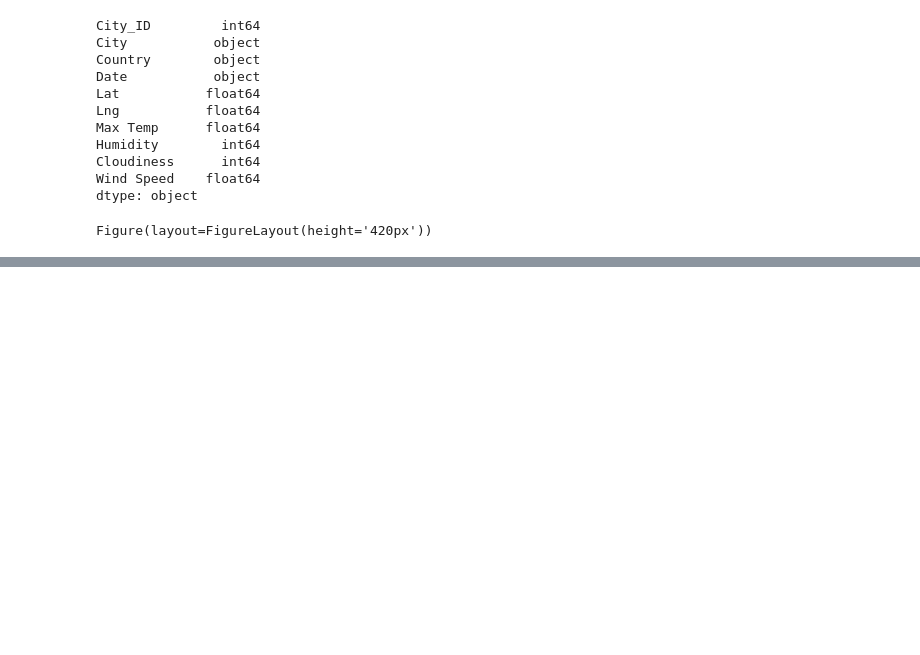
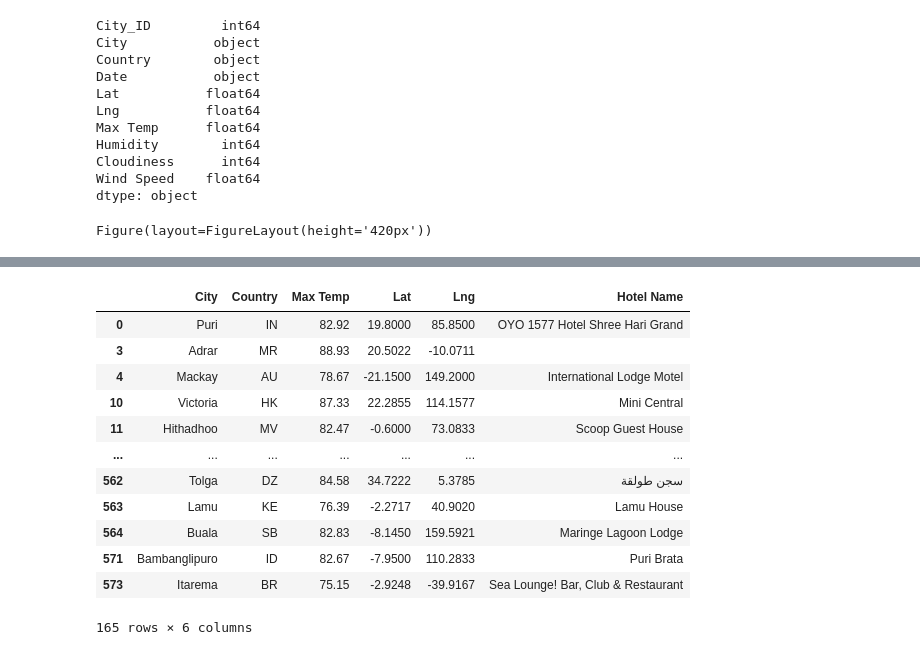
Before and after one commit to DarrenGLDad/World_Weather_Analysis, a Jupyter notebook: VacationPy.ipynb, the cells around one changed output, grey strips where cells are left out. Saved outputs shown, nothing was run; the diff lists cells and outputs as text; code cells hidden in the pictures; blank space fills up the shorter version.

```diff
--- a/VacationPy.ipynb
+++ b/VacationPy.ipynb
@@ -58,0 +156,5 @@ Figure(layout=FigureLayout(height='420px'))
+# %%
+# Create DataFrame called hotel_df to store hotel names along with city, country, max temp, and coordinates.
+hotel_df = preferred_cities_df[["City", "Country", "Max Temp", "Lat", "Lng"]].copy()
+hotel_df["Hotel Name"] = ""
+hotel_df.head(10)
@@ -58,0 +173,26 @@ Figure(layout=FigureLayout(height='420px'))
+# %%
+# Set parameters to search for a hotel.
+params = {
+    "radius": 5000,
+    "type": "lodging",
+    "key": g_key
+}
+# %%
+# Iterate through the DataFrame.
+for index, row in hotel_df.iterrows():
+    # Get the latitude and longitude.
+    lat = row["Lat"]
+    lng = row["Lng"]
+
+    # Add the latitude and longitude to location key for the params dictionary.
+    params["location"] = f"{lat},{lng}"
+
+    # Use the search term: "lodging" and our latitude and longitude.
+    base_url = "https://maps.googleapis.com/maps/api/place/nearbysearch/json"
+    # Make request and get the JSON data from the search.
+    hotels = requests.get(base_url, params=params).json()
+    # Grab the first hotel from the results and store the name.
+    try:
+        hotel_df.loc[index, "Hotel Name"] = hotels["results"][0]["name"]
+    except (IndexError):
+        print("Hotel not found... skipping.")
@@ -58,0 +213,16 @@ Figure(layout=FigureLayout(height='420px'))
+# %%
+hotel_df
+# %% [output]
+|  | City | Country | Max Temp | Lat | Lng | Hotel Name |
+| 0 | Puri | IN | 82.92 | 19.8000 | 85.8500 | OYO 1577 Hotel Shree Hari Grand |
+| 3 | Adrar | MR | 88.93 | 20.5022 | -10.0711 |  |
+| 4 | Mackay | AU | 78.67 | -21.1500 | 149.2000 | International Lodge Motel |
+| 10 | Victoria | HK | 87.33 | 22.2855 | 114.1577 | Mini Central |
+| 11 | Hithadhoo | MV | 82.47 | -0.6000 | 73.0833 | Scoop Guest House |
+| ... | ... | ... | ... | ... | ... | ... |
+| 562 | Tolga | DZ | 84.58 | 34.7222 | 5.3785 | سجن طولقة |
+| 563 | Lamu | KE | 76.39 | -2.2717 | 40.9020 | Lamu House |
+| 564 | Buala | SB | 82.83 | -8.1450 | 159.5921 | Maringe Lagoon Lodge |
+| 571 | Bambanglipuro | ID | 82.67 | -7.9500 | 110.2833 | Puri Brata |
+| 573 | Itarema | BR | 75.15 | -2.9248 | -39.9167 | Sea Lounge! Bar, Club & Restaurant |
+165 rows × 6 columns
```
Also changed, not shown: parts of 12 cells of this notebook, 2 other files.
